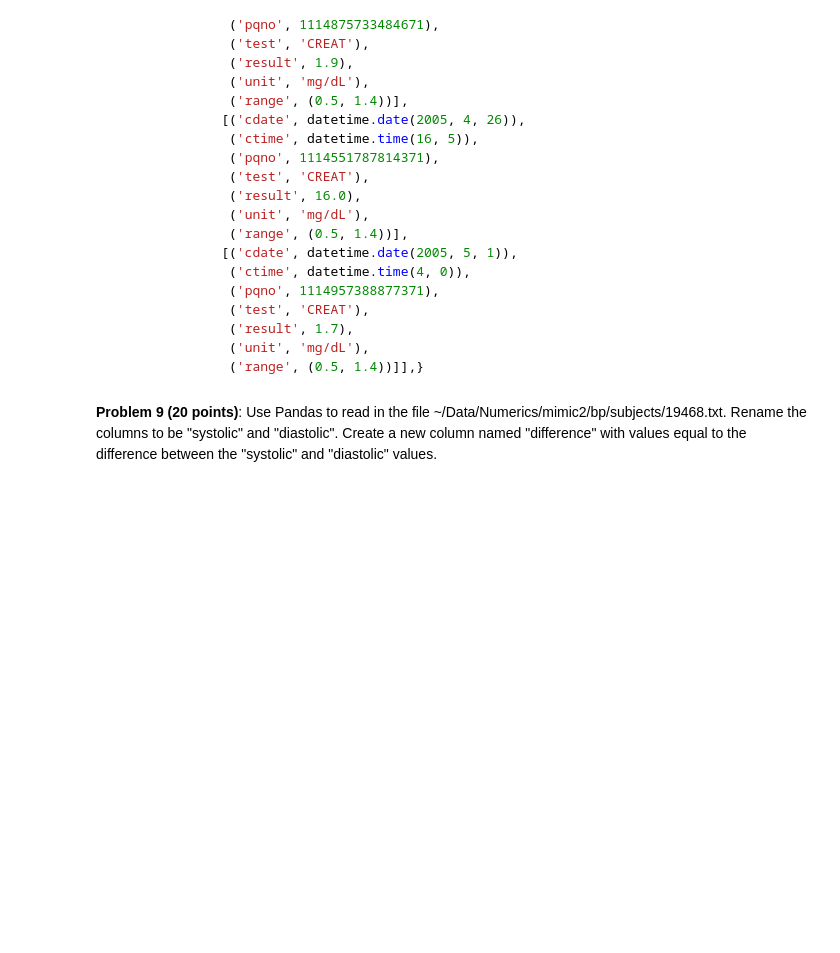
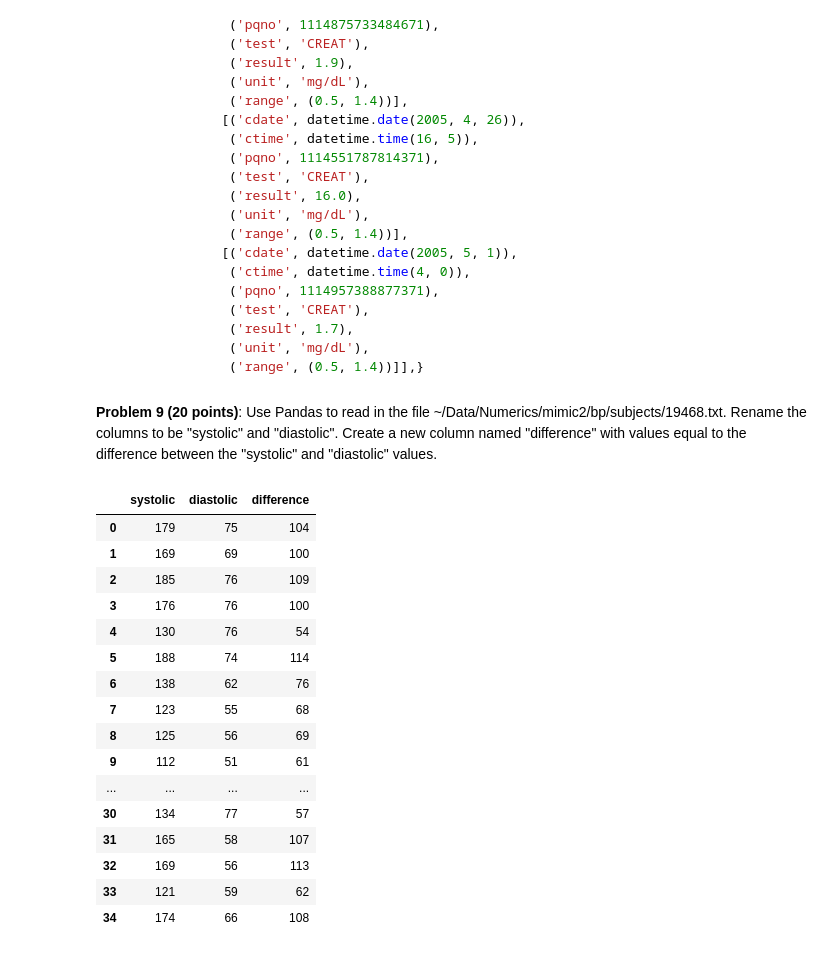
Before and after one commit to rcw712/rcw712, a Jupyter notebook: m10-pandas/m10_pandas_hw.ipynb, the cells around one changed output. Drawn from its saved outputs; the diff is of its cells as text; code cells hidden in the pictures; blank space fills up the shorter version.

```diff
--- a/m10-pandas/m10_pandas_hw.ipynb
+++ b/m10-pandas/m10_pandas_hw.ipynb
@@ -245,3 +303,34 @@ raise NotImplementedError()
+# %%
+import os
+import sqlite3 as sqlite
+DATADIR = os.path.join("..","..","..","DATA","Numerics","mimic2","bp","subjects")
+os.path.exists(DATADIR)
+
+bpdata = pd.read_table(os.path.join(DATADIR,"19468.txt"),header=None)
+
+bpdata.columns=["systolic","diastolic"]
+
+bpdata["difference"] = bpdata["systolic"] - bpdata["diastolic"]
+
+bpdata
+# %% [output]
+|  | systolic | diastolic | difference |
+| 0 | 179 | 75 | 104 |
+| 1 | 169 | 69 | 100 |
+| 2 | 185 | 76 | 109 |
+| 3 | 176 | 76 | 100 |
+| 4 | 130 | 76 | 54 |
+| 5 | 188 | 74 | 114 |
+| 6 | 138 | 62 | 76 |
+| 7 | 123 | 55 | 68 |
+| 8 | 125 | 56 | 69 |
+| 9 | 112 | 51 | 61 |
+| ... | ... | ... | ... |
+| 30 | 134 | 77 | 57 |
+| 31 | 165 | 58 | 107 |
+| 32 | 169 | 56 | 113 |
+| 33 | 121 | 59 | 62 |
+| 34 | 174 | 66 | 108 |
 # %%
 assert_equal(bpdata.shape, (35,3))
 # %%
```
Also changed, not shown: parts of 16 cells of this notebook, 1 other file.
